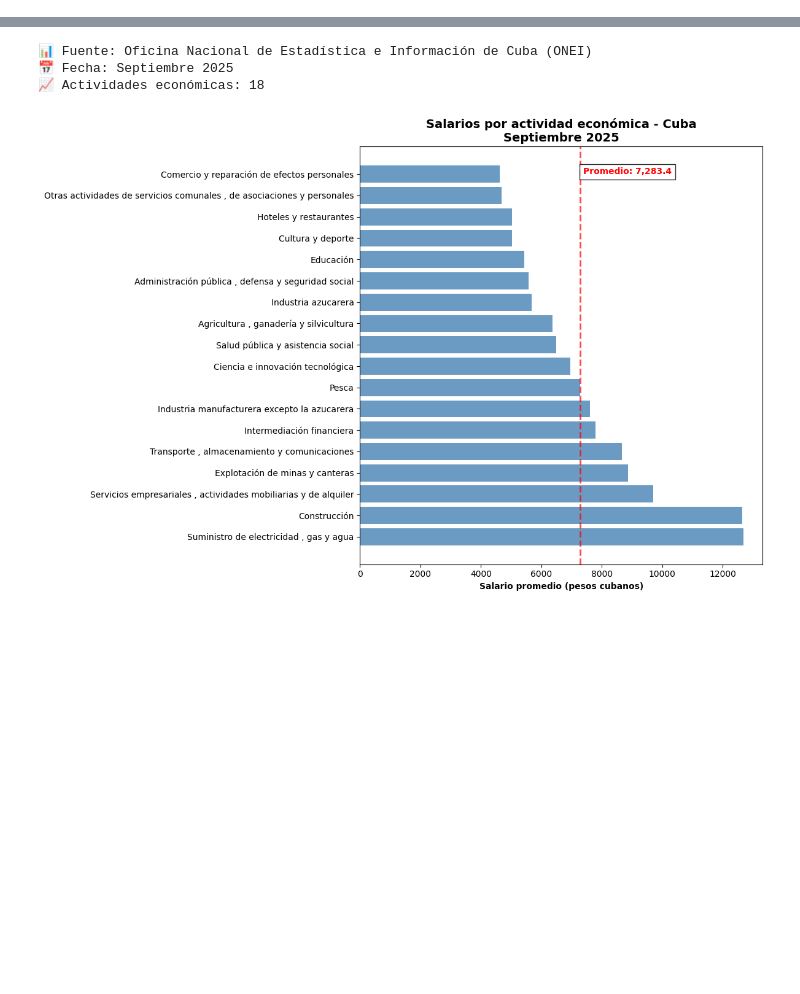
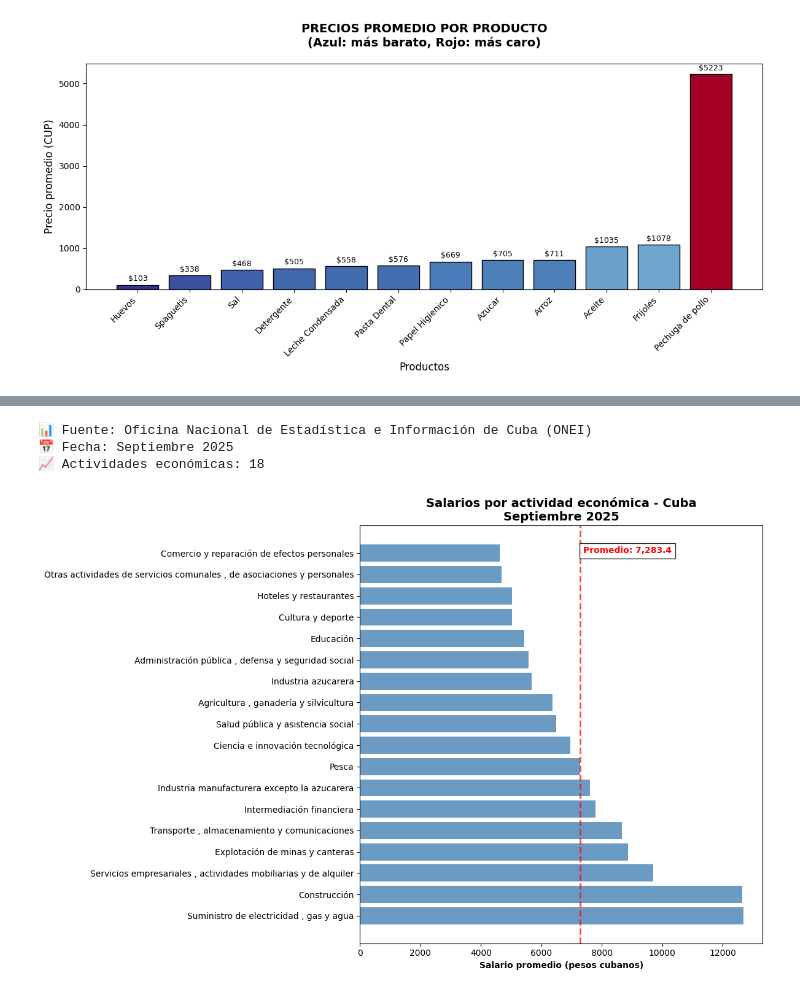
Before and after one commit to ElioFG08/PrimerProyectoCD, a Jupyter notebook: Notebooks/History.ipynb, the cells around one changed output, grey strips where cells are left out. Saved outputs shown, nothing was run; the diff lists cells and outputs as text; code cells hidden in the pictures; blank space fills up the shorter version.

```diff
--- a/Notebooks/History.ipynb
+++ b/Notebooks/History.ipynb
@@ -111,0 +28,82 @@ precio_promedio_general = sum(todos_precios) / len(todos_precios)
+# %%
+# notebooks/analisis2.ipynb
+import sys
+sys.path.append('../Biblioteca_Funciones')
+# Importar funciones de precios
+import A2 as pr
+import A1 as an
+
+# Cargar datos
+datos = an.cargar_datos('../Data/procesados/productos_planos.json')
+precios = pr.calcular_precios(datos)
+
+import matplotlib.pyplot as plt
+
+# ===== GRÁFICO 1: PRECIOS PROMEDIO =====
+plt.figure(figsize=(12, 6))
+
+# Extraer datos
+productos = [p['producto'] for p in precios]
+promedios = [p['promedio'] for p in precios]
+
+# Crear colores según el precio (azul para barato, rojo para caro)
+# Necesitamos normalizar los precios para el colormap
+norm = plt.Normalize(min(promedios), max(promedios))
+cmap = plt.cm.RdYlBu_r  # Rojo-Amarillo-Azul (invertido)
+colors = [cmap(norm(precio)) for precio in promedios]
+
+# Crear gráfico de barras
+bars = plt.bar(productos, promedios, color=colors, edgecolor='black')
+
+# Personalizar
+plt.xlabel('Productos', fontsize=12)
+plt.ylabel('Precio promedio (CUP)', fontsize=12)
+plt.title('PRECIOS PROMEDIO POR PRODUCTO\n(Azul: más barato, Rojo: más caro)',
+          fontsize=14, fontweight='bold', pad=20)
+plt.xticks(rotation=45, ha='right')
+
+# Agregar valores en las barras
+for bar, promedio in zip(bars, promedios):
+    height = bar.get_height()
+    plt.text(bar.get_x() + bar.get_width()/2., height + max(promedios)*0.01,
+             f'${promedio:.0f}', ha='center', va='bottom', fontsize=9)
+
+plt.tight_layout()
+plt.show()
+
+# ===== GRÁFICO 2: VARIACIÓN DE PRECIOS =====
+plt.figure(figsize=(10, 6))
+
+# Calcular variaciones
+variaciones = pr.calcular_variacion_precios(precios)
+
+# Tomar los 10 con mayor variación
+top_variaciones = variaciones[:10]
+
+productos_var = [v['producto'] for v in top_variaciones]
+valores_var = [v['variacion'] for v in top_variaciones]
+
+# Gráfico de barras horizontales
+bars_h = plt.barh(productos_var, valores_var, color='orange')
+
+plt.xlabel('Variación de precio (%)\n((Máx - Mín) / Mín * 100)', fontsize=11)
+plt.title('PRODUCTOS CON MAYOR VARIACIÓN DE PRECIOS\n(Top 10)',
+          fontsize=14, fontweight='bold', pad=20)
+
+# Agregar valores
+for i, (prod, var) in enumerate(zip(productos_var, valores_var)):
+    plt.text(var + max(valores_var)*0.01, i, f'{var:.1f}%',
+             va='center', fontweight='bold')
+
+plt.tight_layout()
+plt.show()
+
+todos_precios = []
+for registro in datos:
+    todos_precios.append(registro['precio_cup'])
+
+precio_promedio_general = sum(todos_precios) / len(todos_precios)
+precio_min_general = min(todos_precios)
+precio_max_general = max(todos_precios)
+# %% [output]
+[figure, added]
```
Also changed, not shown: parts of 21 cells of this notebook, 14 other files.
